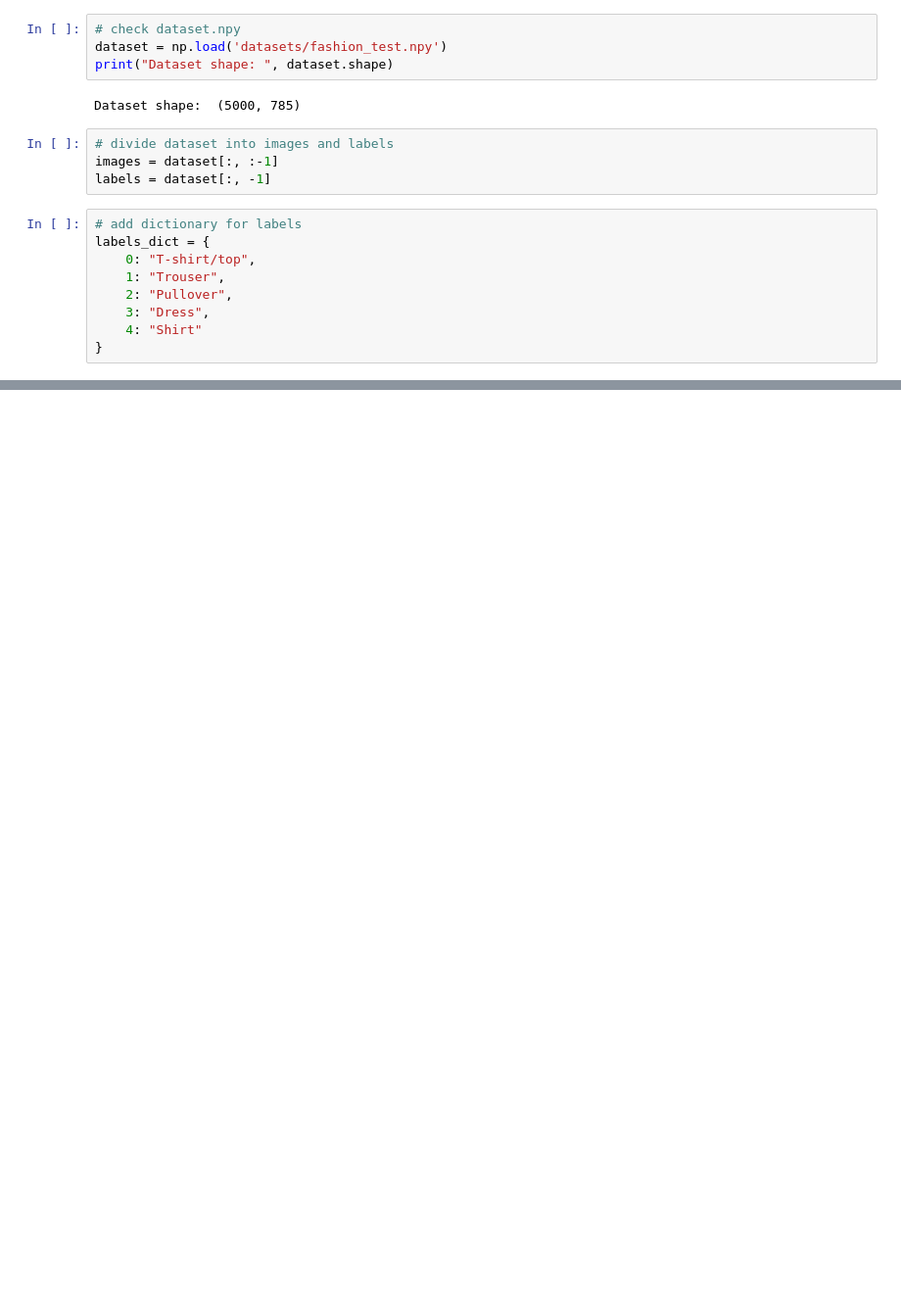
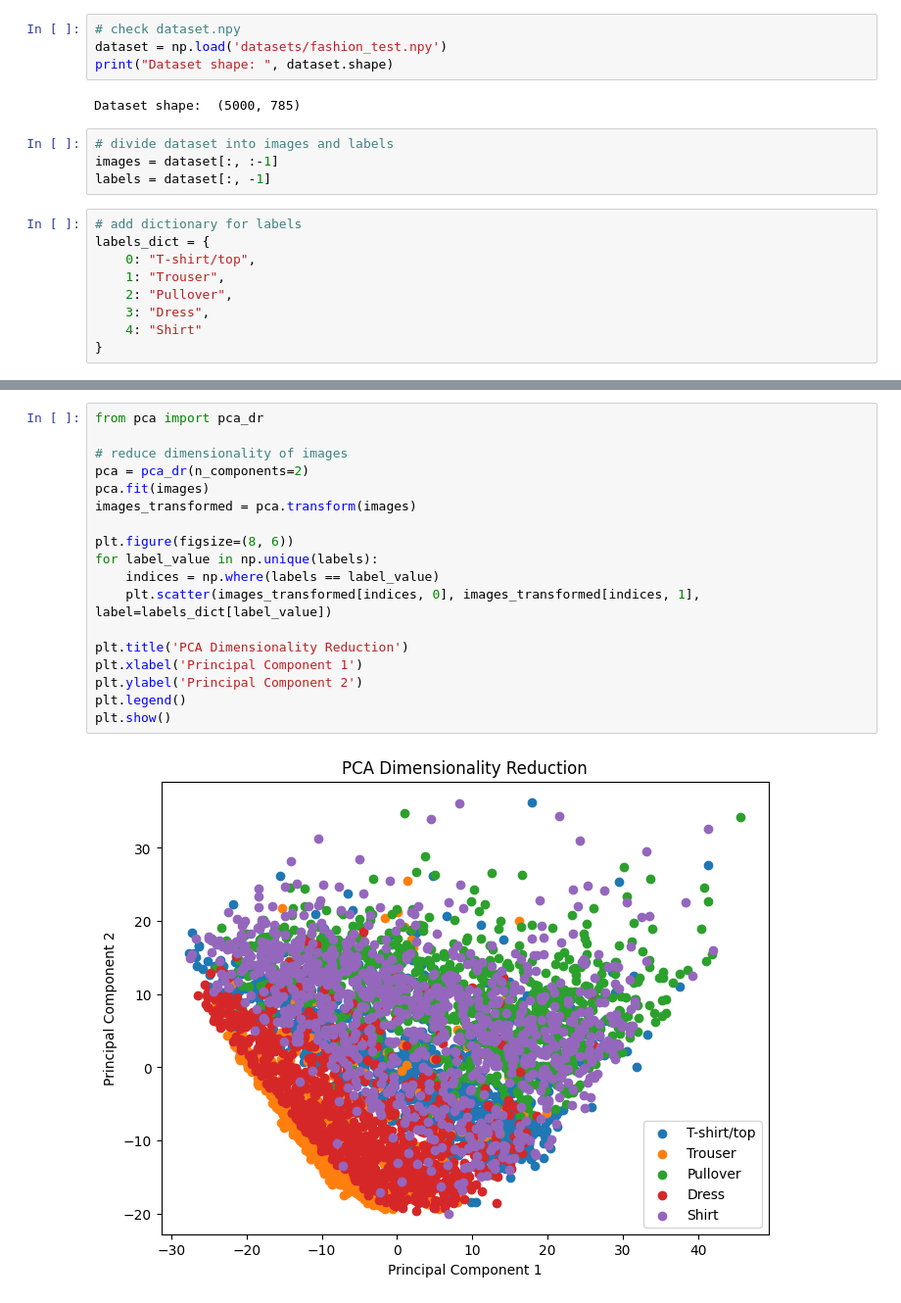
Before and after one commit to AnnaMariaGnat/ML_Project, a Jupyter notebook: notebook.ipynb, the cells around one changed output, grey strips where cells are left out. Shown at 98% size. Cells and saved outputs as stored; diff of their text form; blank space fills up the shorter version.

```diff
--- a/notebook.ipynb
+++ b/notebook.ipynb
@@ -34,0 +39,20 @@ Label:  1 Trouser
+# %%
+from pca import pca_dr
+
+# reduce dimensionality of images
+pca = pca_dr(n_components=2)
+pca.fit(images)
+images_transformed = pca.transform(images)
+
+plt.figure(figsize=(8, 6))
+for label_value in np.unique(labels):
+    indices = np.where(labels == label_value)
+    plt.scatter(images_transformed[indices, 0], images_transformed[indices, 1], label=labels_dict[label_value])
+
+plt.title('PCA Dimensionality Reduction')
+plt.xlabel('Principal Component 1')
+plt.ylabel('Principal Component 2')
+plt.legend()
+plt.show()
+# %% [output]
+[figure, added]
```
Also changed, not shown: parts of 2 cells of this notebook, 1 other file.
